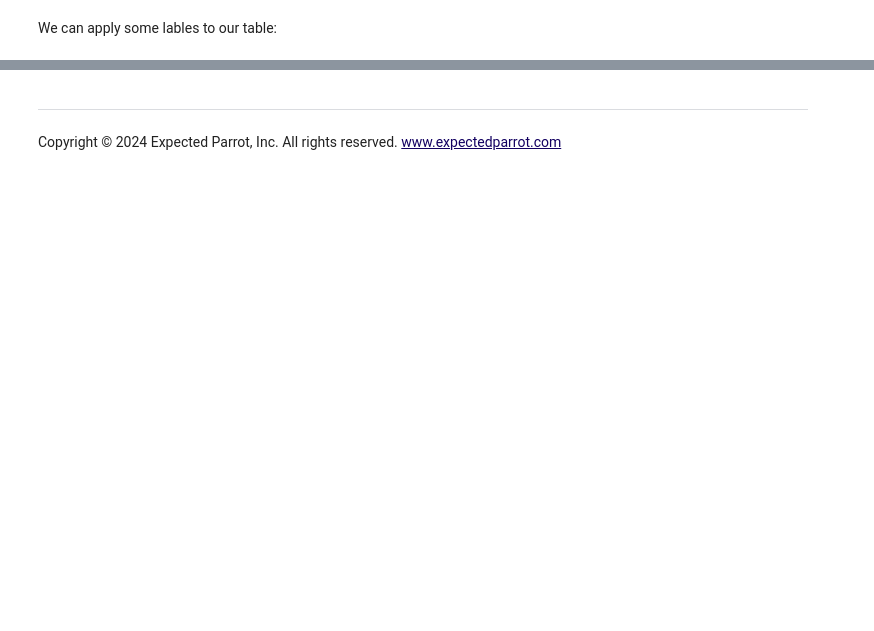
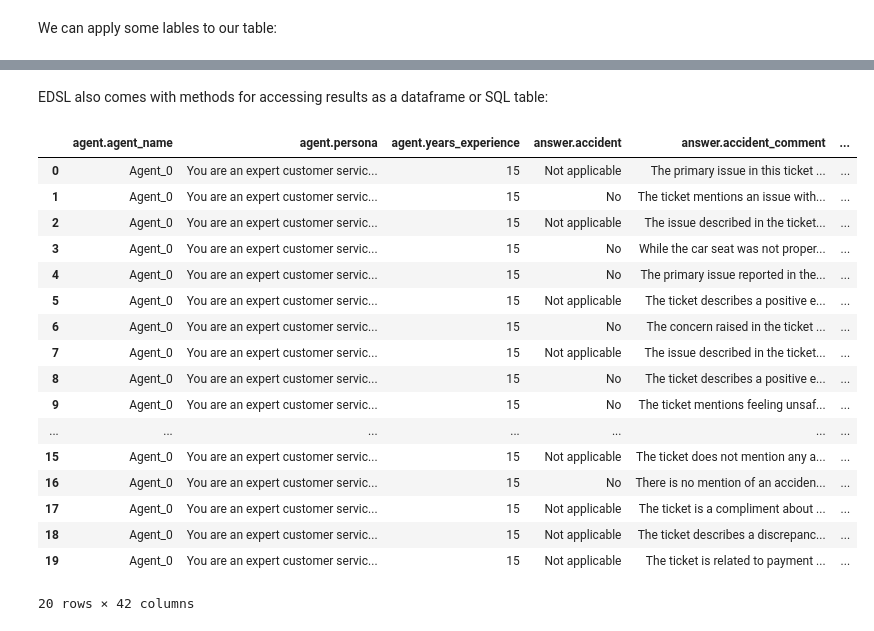
Before and after one commit to expectedparrot/edsl, a Jupyter notebook: docs/notebooks/data_labeling_example.ipynb, the cells around one changed output, grey strips where cells are left out. Cells and saved outputs as stored; diff of their text form; code cells hidden in the pictures; blank space fills up the shorter version.

```diff
--- a/docs/notebooks/data_labeling_example.ipynb
+++ b/docs/notebooks/data_labeling_example.ipynb
@@ -266,3 +262,24 @@ results.word_cloud_plot("issues")
-# %% [markdown]
----
-<p style="font-size: 14px;">Copyright © 2024 Expected Parrot, Inc. All rights reserved.   <a href="www.expectedparrot.com" style="color:#130061">www.expectedparrot.com</a></p>
+# %% [markdown]
+EDSL also comes with methods for accessing results as a dataframe or SQL table:
+# %%
+df = results.to_pandas()
+df
+# %% [output]
+|  | agent.agent_name | agent.persona | agent.years_experience | answer.accident | answer.accident_comment | ... |
+| 0 | Agent_0 | You are an expert customer servic... | 15 | Not applicable | The primary issue in this ticket ... | ... |
+| 1 | Agent_0 | You are an expert customer servic... | 15 | No | The ticket mentions an issue with... | ... |
+| 2 | Agent_0 | You are an expert customer servic... | 15 | Not applicable | The issue described in the ticket... | ... |
+| 3 | Agent_0 | You are an expert customer servic... | 15 | No | While the car seat was not proper... | ... |
+| 4 | Agent_0 | You are an expert customer servic... | 15 | No | The primary issue reported in the... | ... |
+| 5 | Agent_0 | You are an expert customer servic... | 15 | Not applicable | The ticket describes a positive e... | ... |
+| 6 | Agent_0 | You are an expert customer servic... | 15 | No | The concern raised in the ticket ... | ... |
+| 7 | Agent_0 | You are an expert customer servic... | 15 | Not applicable | The issue described in the ticket... | ... |
+| 8 | Agent_0 | You are an expert customer servic... | 15 | No | The ticket describes a positive e... | ... |
+| 9 | Agent_0 | You are an expert customer servic... | 15 | No | The ticket mentions feeling unsaf... | ... |
+| ... | ... | ... | ... | ... | ... | ... |
+| 15 | Agent_0 | You are an expert customer servic... | 15 | Not applicable | The ticket does not mention any a... | ... |
+| 16 | Agent_0 | You are an expert customer servic... | 15 | No | There is no mention of an acciden... | ... |
+| 17 | Agent_0 | You are an expert customer servic... | 15 | Not applicable | The ticket is a compliment about ... | ... |
+| 18 | Agent_0 | You are an expert customer servic... | 15 | Not applicable | The ticket describes a discrepanc... | ... |
+| 19 | Agent_0 | You are an expert customer servic... | 15 | Not applicable | The ticket is related to payment ... | ... |
+20 rows × 42 columns
```
Also changed, not shown: parts of 52 cells of this notebook.
